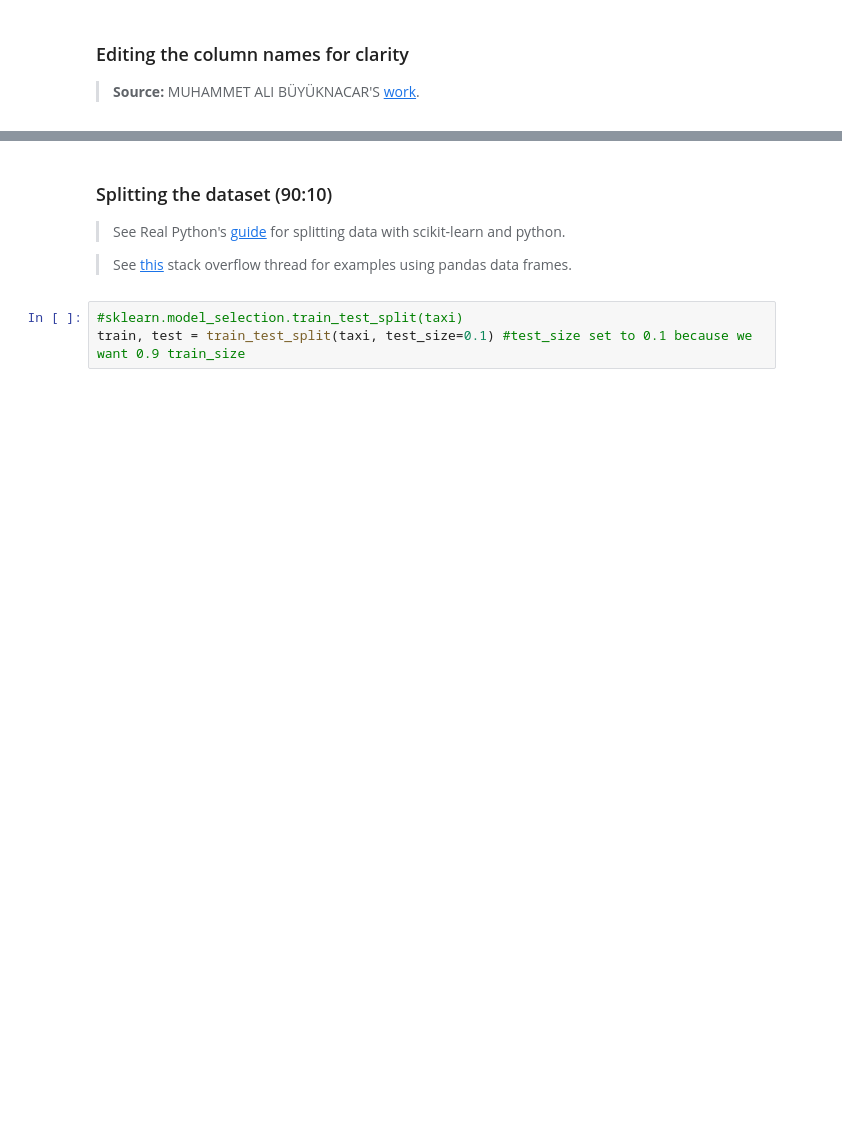
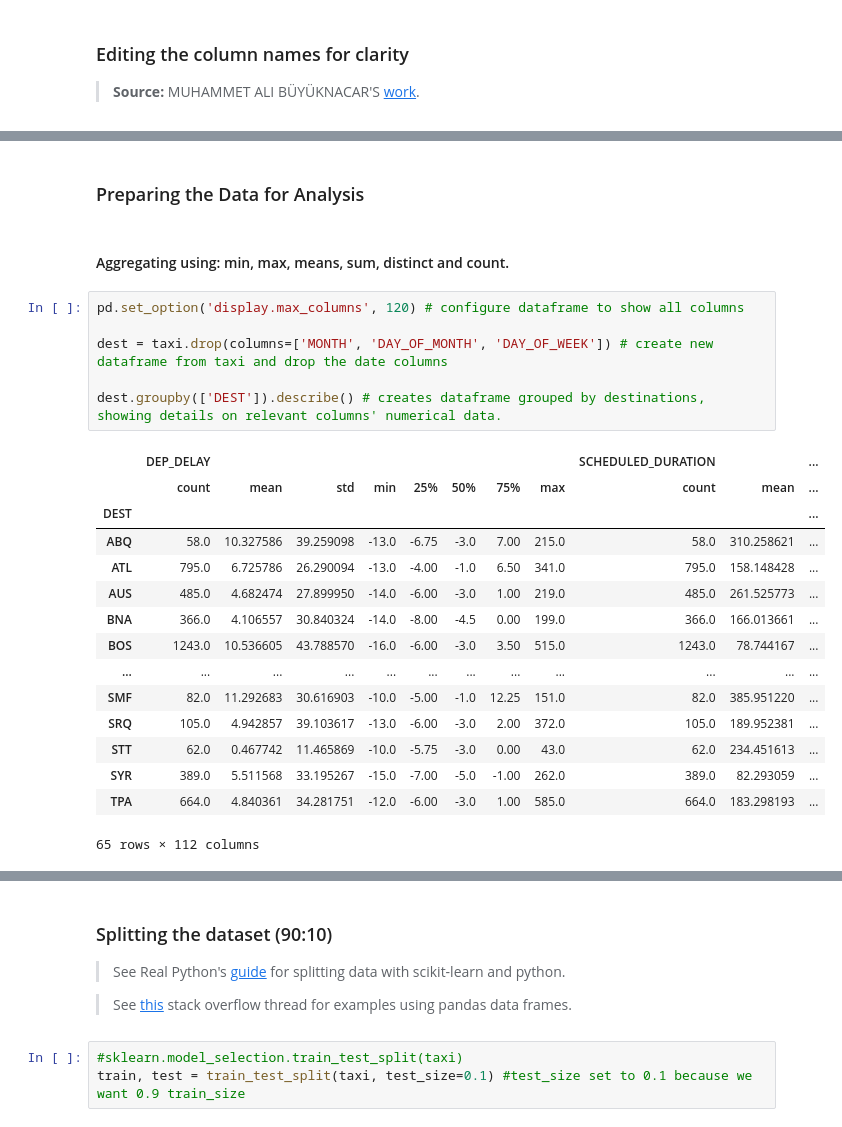
Before and after one commit to catstacks/TDADSAssignments, a Jupyter notebook: LinReg.ipynb, the cells around one changed output, grey strips where cells are left out. Saved outputs shown, nothing was run; the diff lists cells and outputs as text; blank space fills up the shorter version.

Commit message:
Update data preparations

```diff
--- a/LinReg.ipynb
+++ b/LinReg.ipynb
@@ -79,3 +80,29 @@ taxi.head()
 | 2 | 11 | 1 | 5 | B6 | N959JB | FLL | 40 | 181 | ... |
 | 3 | 11 | 1 | 5 | B6 | N999JQ | MCO | -2 | 168 | ... |
 | 4 | 11 | 1 | 5 | DL | N880DN | ATL | -4 | 139 | ... |
+# %% [markdown]
+### Preparing the Data for Analysis
+# %% [markdown]
+#### Aggregating using: min, max, means, sum, distinct and count.
+# %%
+pd.set_option('display.max_columns', 120) # configure dataframe to show all columns
+
+dest = taxi.drop(columns=['MONTH', 'DAY_OF_MONTH', 'DAY_OF_WEEK']) # create new dataframe from taxi and drop the date columns
+
+dest.groupby(['DEST']).describe() # creates dataframe grouped by destinations, showing details on relevant columns' numerical data.
+# %% [output]
+|  | DEP_DELAY |  |  |  |  |  |  |  | SCHEDULED_DURATION |  | ... |
+|  | count | mean | std | min | 25% | 50% | 75% | max | count | mean | ... |
+| DEST |  |  |  |  |  |  |  |  |  |  | ... |
+| ABQ | 58.0 | 10.327586 | 39.259098 | -13.0 | -6.75 | -3.0 | 7.00 | 215.0 | 58.0 | 310.258621 | ... |
+| ATL | 795.0 | 6.725786 | 26.290094 | -13.0 | -4.00 | -1.0 | 6.50 | 341.0 | 795.0 | 158.148428 | ... |
+| AUS | 485.0 | 4.682474 | 27.899950 | -14.0 | -6.00 | -3.0 | 1.00 | 219.0 | 485.0 | 261.525773 | ... |
+| BNA | 366.0 | 4.106557 | 30.840324 | -14.0 | -8.00 | -4.5 | 0.00 | 199.0 | 366.0 | 166.013661 | ... |
+| BOS | 1243.0 | 10.536605 | 43.788570 | -16.0 | -6.00 | -3.0 | 3.50 | 515.0 | 1243.0 | 78.744167 | ... |
+| ... | ... | ... | ... | ... | ... | ... | ... | ... | ... | ... | ... |
+| SMF | 82.0 | 11.292683 | 30.616903 | -10.0 | -5.00 | -1.0 | 12.25 | 151.0 | 82.0 | 385.951220 | ... |
+| SRQ | 105.0 | 4.942857 | 39.103617 | -13.0 | -6.00 | -3.0 | 2.00 | 372.0 | 105.0 | 189.952381 | ... |
+| STT | 62.0 | 0.467742 | 11.465869 | -10.0 | -5.75 | -3.0 | 0.00 | 43.0 | 62.0 | 234.451613 | ... |
+| SYR | 389.0 | 5.511568 | 33.195267 | -15.0 | -7.00 | -5.0 | -1.00 | 262.0 | 389.0 | 82.293059 | ... |
+| TPA | 664.0 | 4.840361 | 34.281751 | -12.0 | -6.00 | -3.0 | 1.00 | 585.0 | 664.0 | 183.298193 | ... |
+65 rows × 112 columns
```
Also changed, not shown: parts of 3 cells of this notebook.
